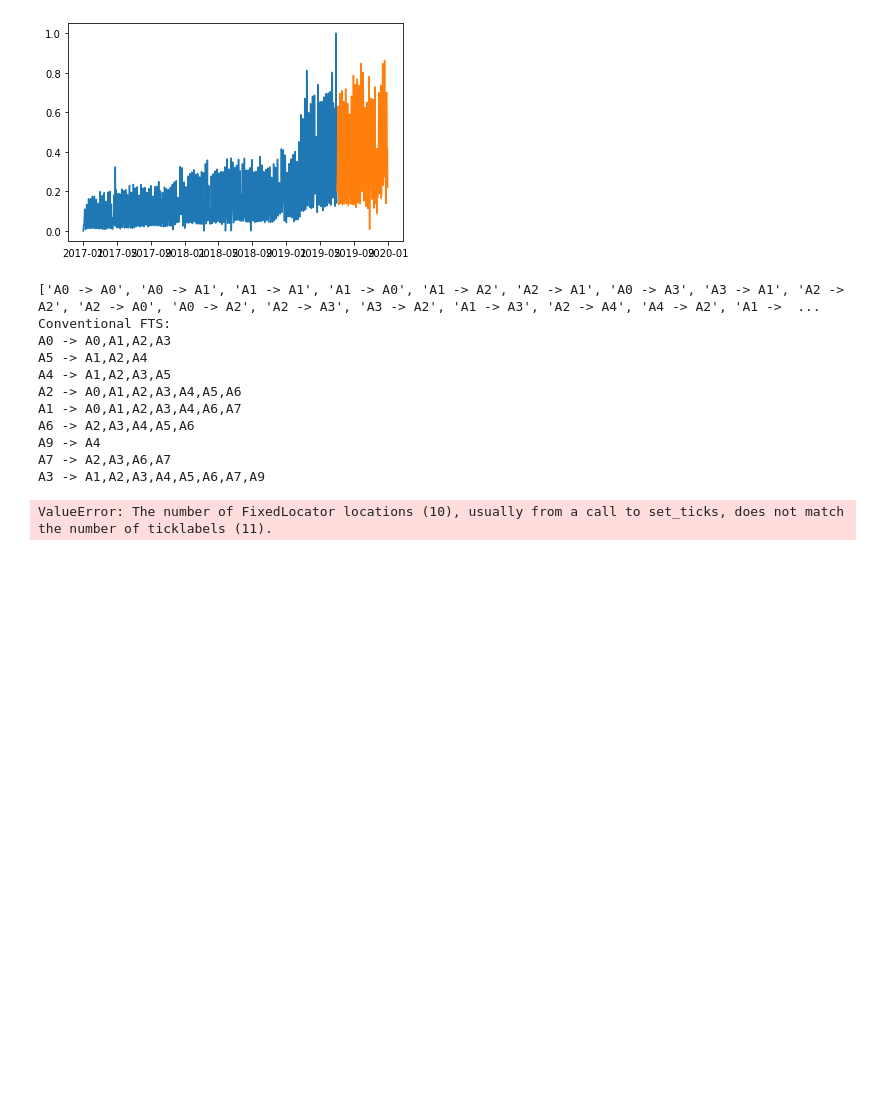
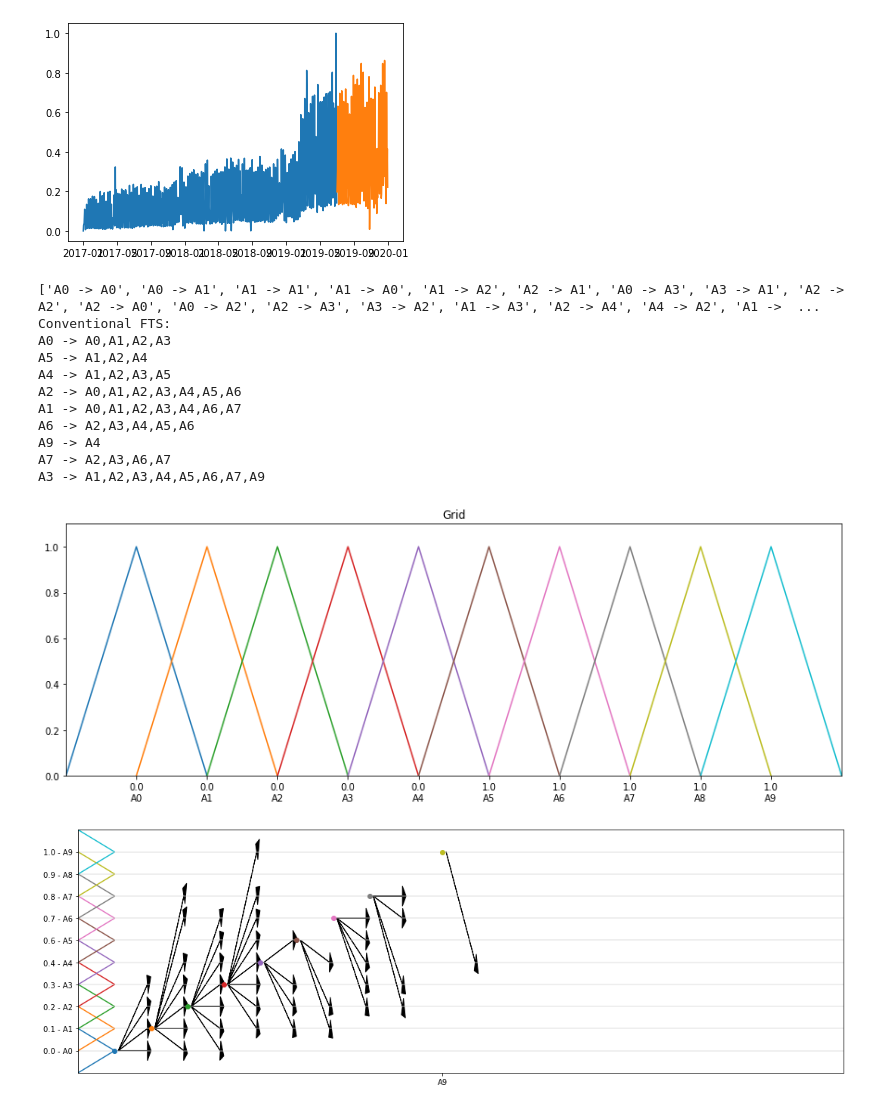
Before and after one commit to unjuken/TimeSeries-Fuzzy, a Jupyter notebook: FTSImpl.ipynb, the cells around one changed output. Cells and saved outputs as stored; diff of their text form; code cells hidden in the pictures; blank space fills up the shorter version.

```diff
--- a/FTSImpl.ipynb
+++ b/FTSImpl.ipynb
@@ -47,23 +47,24 @@ fuzzyTS  = FTS.FuzzyTS(train, 10, 'maximum', 'sets')
 # %%
 fig, ax = plt.subplots(nrows=1, ncols=1, figsize=[15,5])
 fuzzyTS.fs.plot(ax)
 #patterns
 print([str(k) for k in fuzzyTS.patterns])
 #model
 print(fuzzyTS.model)
-#model Plot
-#from pyFTS.common import Util
-#Util.plot_rules(fuzzyTS.model, size=[15,5] , rules_by_axis=10)
+#modelPlot
+from pyFTS.common import Util
+Util.plot_rules(fuzzyTS.model, size=[15,5] , rules_by_axis=20)
 # %% [output]
 ['A0 -> A0', 'A0 -> A1', 'A1 -> A1', 'A1 -> A0', 'A1 -> A2', 'A2 -> A1', 'A0 -> A3', 'A3 -> A1', 'A2 -> A2', 'A2 -> A0', 'A0 -> A2', 'A2 -> A3', 'A3 -> A2', 'A1 -> A3', 'A2 -> A4', 'A4 -> A2', 'A1 ->  ...
 Conventional FTS:
 A0 -> A0,A1,A2,A3
 A5 -> A1,A2,A4
 A4 -> A1,A2,A3,A5
 A2 -> A0,A1,A2,A3,A4,A5,A6
 A1 -> A0,A1,A2,A3,A4,A6,A7
 A6 -> A2,A3,A4,A5,A6
 A9 -> A4
 A7 -> A2,A3,A6,A7
 A3 -> A1,A2,A3,A4,A5,A6,A7,A9
-ValueError: The number of FixedLocator locations (10), usually from a call to set_ticks, does not match the number of ticklabels (11).
+[figure, added]
+[figure, added]
```
Also changed, not shown: parts of 2 cells of this notebook.
